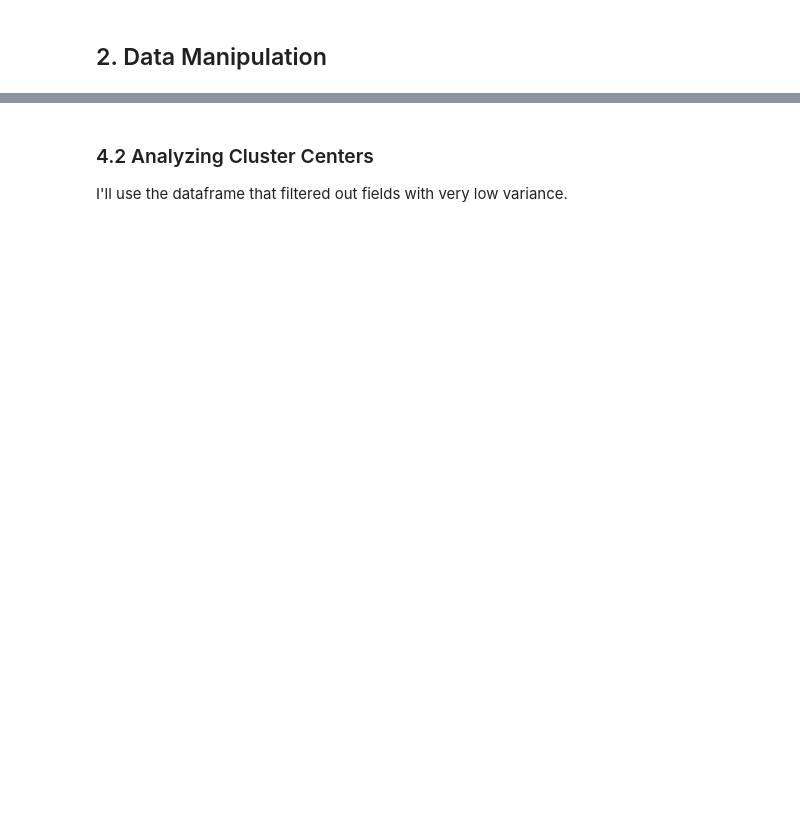
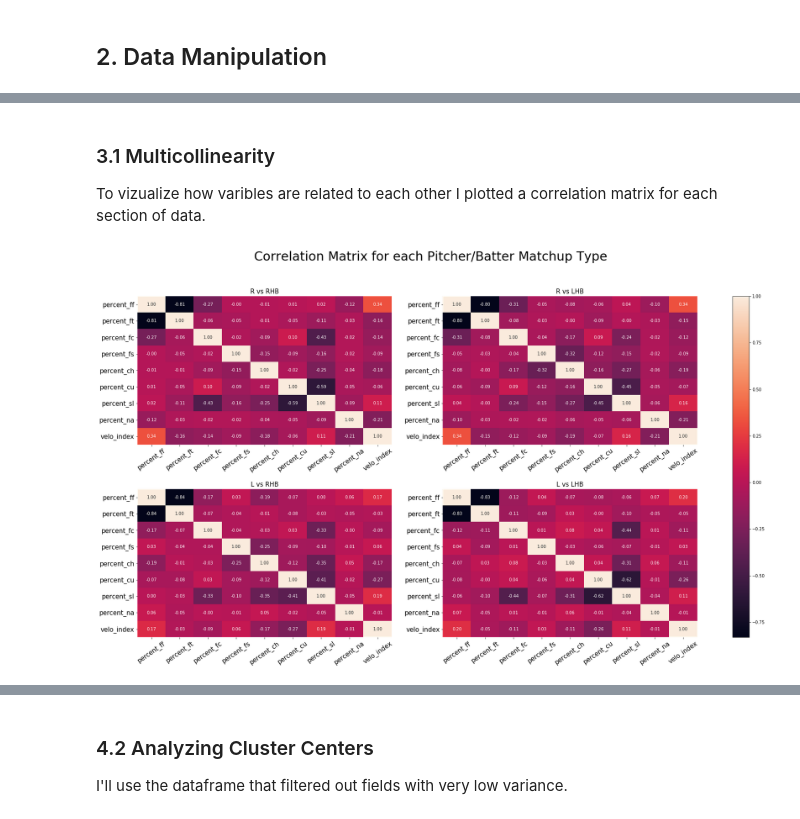
Before and after one commit to dsaltz432/MLB-Pitch-Types, a Jupyter notebook: Clustering Pitcher Types.ipynb, the cells around one changed output, grey strips where cells are left out. Saved outputs shown, nothing was run; the diff lists cells and outputs as text; code cells hidden in the pictures; blank space fills up the shorter version.

```diff
--- a/Clustering Pitcher Types.ipynb
+++ b/Clustering Pitcher Types.ipynb
@@ -166,3 +85,0 @@ For this analysis, I'm only looking at right handed pitchers against RHB. The sa
-# %%
-p_throws = "R"
-type_of_batters = "RHB"
@@ -273,0 +438,29 @@ The sum of squared distances went from 81.6 to 68.6, both for k = 4 clusters.
+# %% [markdown]
+### 3.1 Multicollinearity
+
+To vizualize how varibles are related to each other I plotted a correlation matrix for each section of data.
+# %%
+def plot_correlation_matrix_grid(data_sections):
+    fig, axes = plt.subplots(2, 2, sharex=False, sharey=False, figsize=(30, 15))
+    for i, ax in enumerate(axes.flat):
+        section = data_sections[i]
+        df = section["df"].drop(["pitcher_id", "p_throws", "type_of_batters", "index"], axis=1)
+        g = sns.heatmap(df.corr(), annot=True, fmt=".2f", ax=ax, cbar=False)
+
+        # Set labels and title
+        xlabels = ax.get_xticklabels()
+        ax.set_xticklabels(xlabels, rotation=35, fontsize=15)
+        ylabels = ax.get_yticklabels()
+        ax.set_yticklabels(ylabels, fontsize=15)
+        g.set_title("{} vs {}".format(section["p_throws"], section["type_of_batters"]), fontsize=15)
+
+    fig.subplots_adjust(hspace=.3)
+    mappable = plt.gca().get_children()[0]
+    plt.colorbar(mappable, ax = axes, orientation = 'vertical')
+    fig.suptitle("Correlation Matrix for each Pitcher/Batter Matchup Type", x=.45, fontsize=30)
+    plt.show();
+
+
+plot_correlation_matrix_grid(data_sections)
+# %% [output]
+[figure, added]
```
Also changed, not shown: parts of 60 cells of this notebook, 3 other files.
